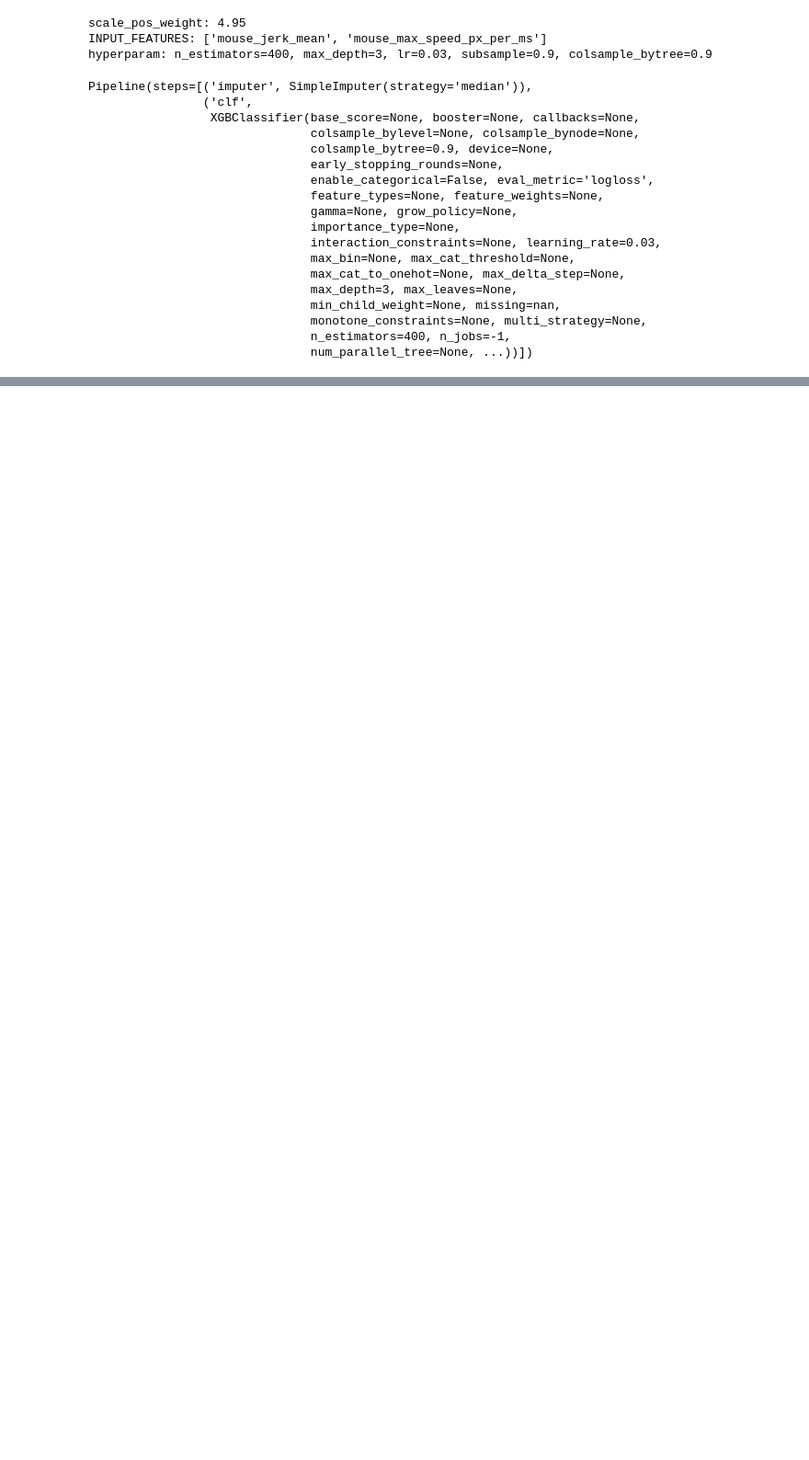
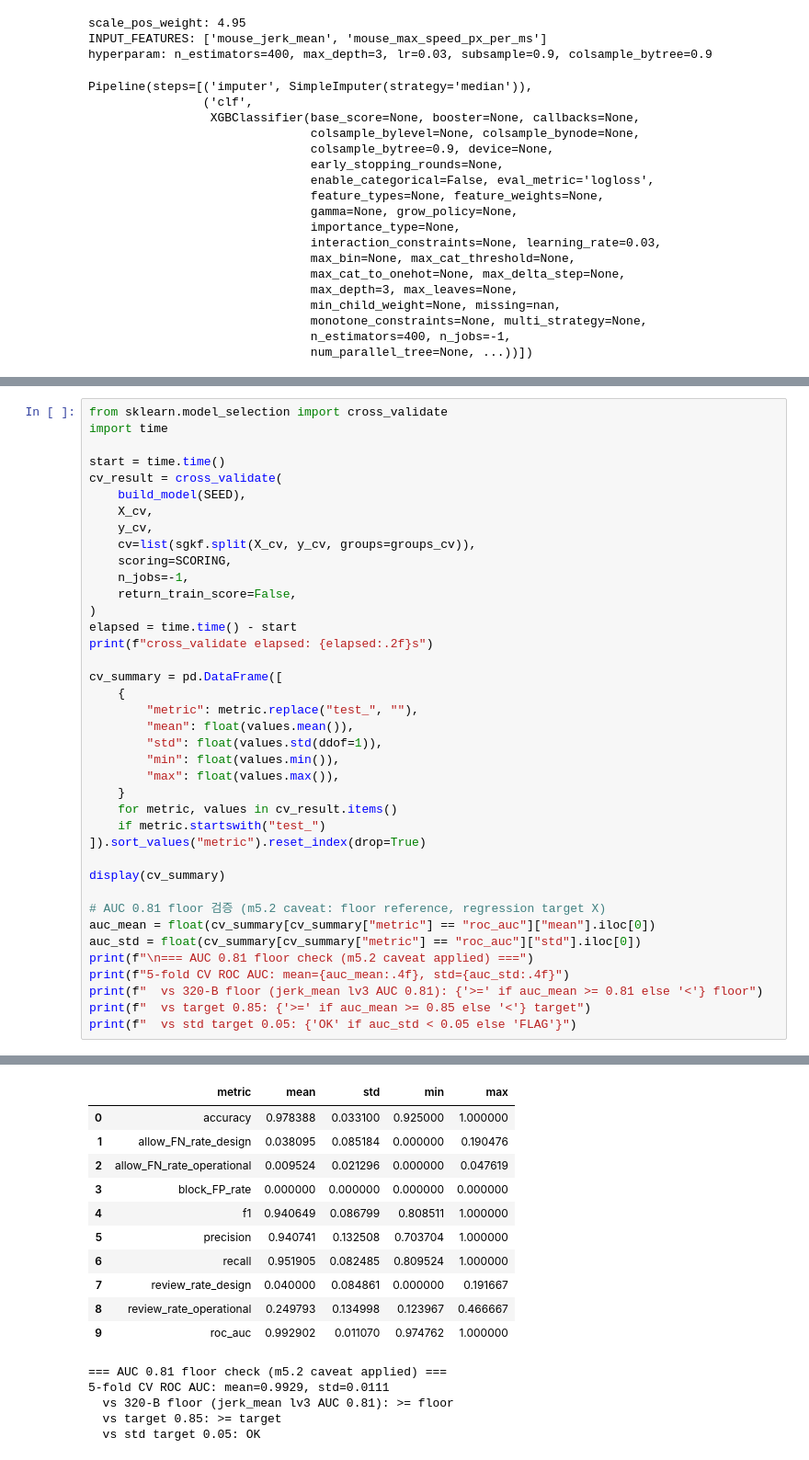
Before and after one commit to Tickle-ticket/Tickle, a Jupyter notebook: services/ai/train/model_experiment/xgboost_gyeom_final_pool.ipynb, the cells around one changed output, grey strips where cells are left out. Shown at 92% size. Cells and saved outputs as stored; diff of their text form; blank space fills up the shorter version.

Commit message:
[AI] 319 feat: 5-fold StratifiedGroupKFold CV + 3-tier metrics

```diff
--- a/services/ai/train/model_experiment/xgboost_gyeom_final_pool.ipynb
+++ b/services/ai/train/model_experiment/xgboost_gyeom_final_pool.ipynb
@@ -281,0 +436,40 @@ Pipeline(steps=[('imputer', SimpleImputer(strategy='median')),
+# %%
+from sklearn.model_selection import cross_validate
+import time
+
+start = time.time()
+cv_result = cross_validate(
+    build_model(SEED),
+    X_cv,
+    y_cv,
+    cv=list(sgkf.split(X_cv, y_cv, groups=groups_cv)),
+    scoring=SCORING,
+    n_jobs=-1,
+    return_train_score=False,
+)
+elapsed = time.time() - start
+print(f"cross_validate elapsed: {elapsed:.2f}s")
+
+cv_summary = pd.DataFrame([
+    {
+        "metric": metric.replace("test_", ""),
+        "mean": float(values.mean()),
+        "std": float(values.std(ddof=1)),
+        "min": float(values.min()),
+        "max": float(values.max()),
+    }
+    for metric, values in cv_result.items()
+    if metric.startswith("test_")
+]).sort_values("metric").reset_index(drop=True)
+
+display(cv_summary)
+
+# AUC 0.81 floor 검증 (m5.2 caveat: floor reference, regression target X)
+auc_mean = float(cv_summary[cv_summary["metric"] == "roc_auc"]["mean"].iloc[0])
+auc_std = float(cv_summary[cv_summary["metric"] == "roc_auc"]["std"].iloc[0])
+print(f"\n=== AUC 0.81 floor check (m5.2 caveat applied) ===")
+print(f"5-fold CV ROC AUC: mean={auc_mean:.4f}, std={auc_std:.4f}")
+print(f"  vs 320-B floor (jerk_mean lv3 AUC 0.81): {'>=' if auc_mean >= 0.81 else '<'} floor")
+print(f"  vs target 0.85: {'>=' if auc_mean >= 0.85 else '<'} target")
+print(f"  vs std target 0.05: {'OK' if auc_std < 0.05 else 'FLAG'}")
+# %% [output]
@@ -281,0 +477,16 @@ Pipeline(steps=[('imputer', SimpleImputer(strategy='median')),
+|  | metric | mean | std | min | max |
+| 0 | accuracy | 0.978388 | 0.033100 | 0.925000 | 1.000000 |
+| 1 | allow_FN_rate_design | 0.038095 | 0.085184 | 0.000000 | 0.190476 |
+| 2 | allow_FN_rate_operational | 0.009524 | 0.021296 | 0.000000 | 0.047619 |
+| 3 | block_FP_rate | 0.000000 | 0.000000 | 0.000000 | 0.000000 |
+| 4 | f1 | 0.940649 | 0.086799 | 0.808511 | 1.000000 |
+| 5 | precision | 0.940741 | 0.132508 | 0.703704 | 1.000000 |
+| 6 | recall | 0.951905 | 0.082485 | 0.809524 | 1.000000 |
+| 7 | review_rate_design | 0.040000 | 0.084861 | 0.000000 | 0.191667 |
+| 8 | review_rate_operational | 0.249793 | 0.134998 | 0.123967 | 0.466667 |
+| 9 | roc_auc | 0.992902 | 0.011070 | 0.974762 | 1.000000 |
+=== AUC 0.81 floor check (m5.2 caveat applied) ===
+5-fold CV ROC AUC: mean=0.9929, std=0.0111
+  vs 320-B floor (jerk_mean lv3 AUC 0.81): >= floor
+  vs target 0.85: >= target
+  vs std target 0.05: OK
```
Also changed, not shown: parts of 5 cells of this notebook.
